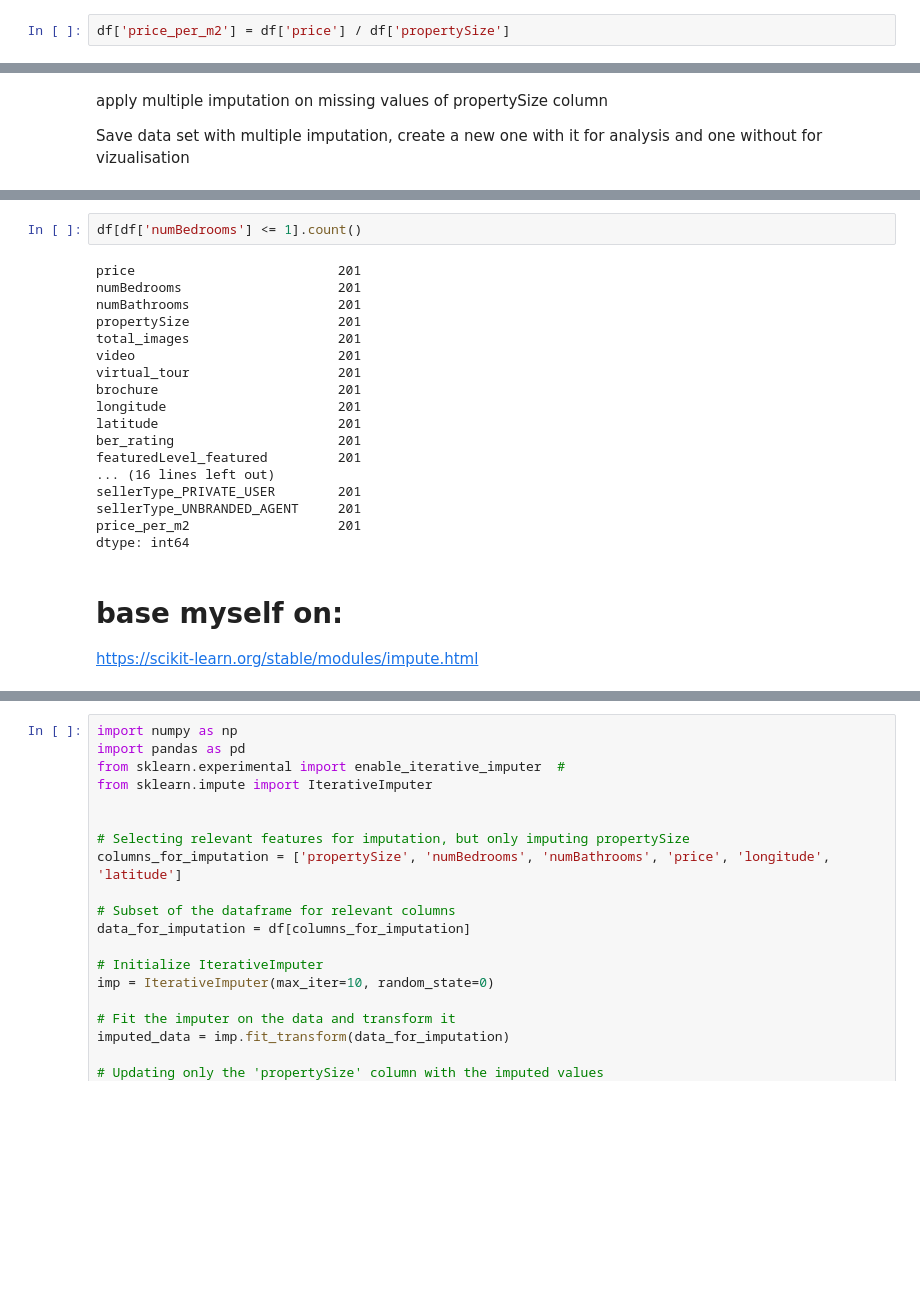
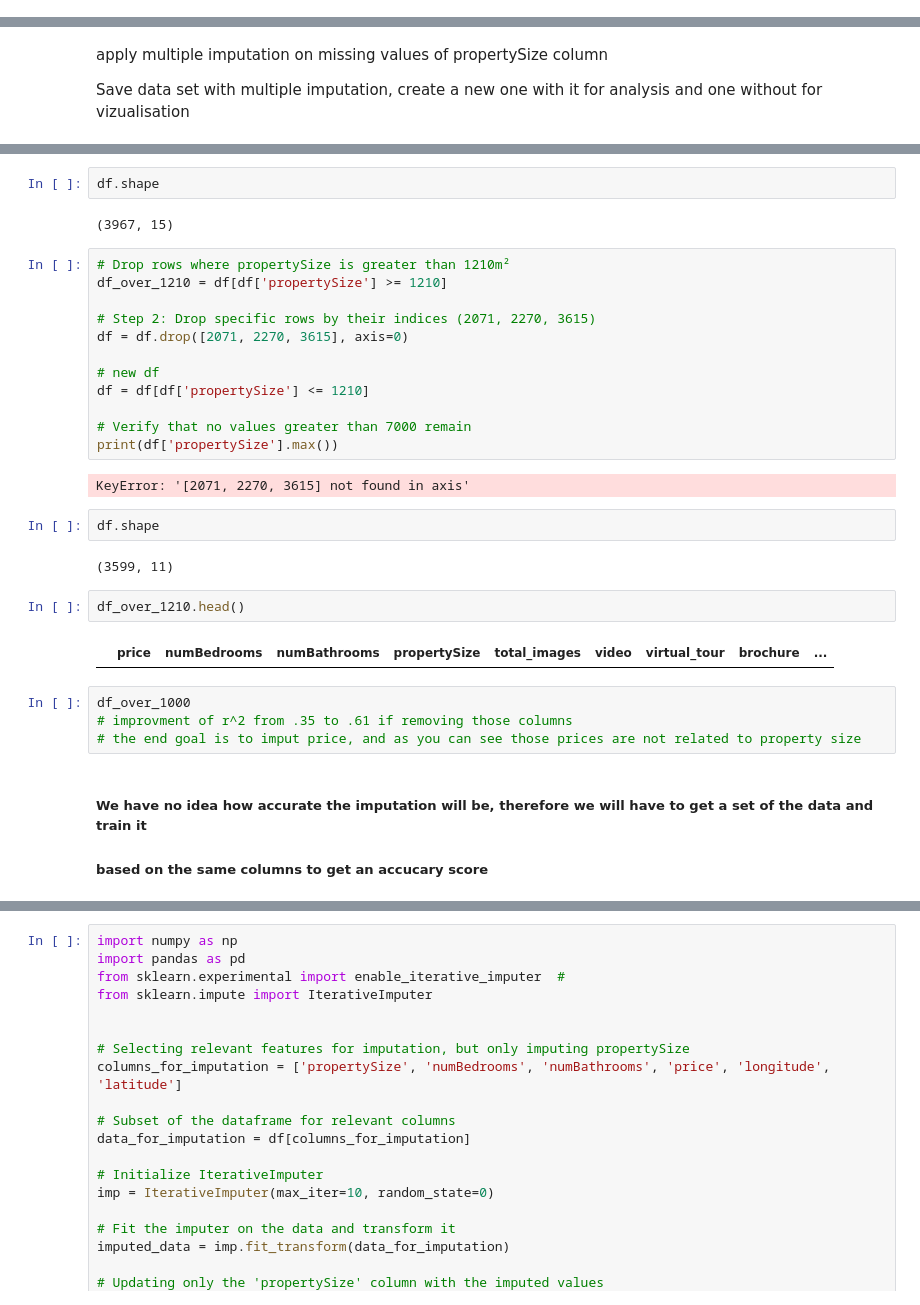
Before and after one commit to fernandes-s/Daft_ie, a Jupyter notebook: daft.ie_eda.ipynb, the cells around one changed output, grey strips where cells are left out. Saved outputs shown, nothing was run; the diff lists cells and outputs as text; blank space fills up the shorter version.

Commit message:
trying to shape stuff

```diff
--- a/daft.ie_eda.ipynb
+++ b/daft.ie_eda.ipynb
@@ -383,2 +385,0 @@ df = df.drop(["featuredLevel", "propertyType", "category", "sellerType"], axis =
-# %%
-df['price_per_m2'] = df['price'] / df['propertySize']
@@ -574,23 +417,33 @@ on property size, there were outliers that were likely to be free land, cleaned
-# %%
-df[df['numBedrooms'] <= 1].count()
-# %% [output]
-price                          201
-numBedrooms                    201
-numBathrooms                   201
-propertySize                   201
-total_images                   201
-video                          201
-virtual_tour                   201
-brochure                       201
-longitude                      201
-latitude                       201
-ber_rating                     201
-featuredLevel_featured         201
-... (16 lines left out)
-sellerType_PRIVATE_USER        201
-sellerType_UNBRANDED_AGENT     201
-price_per_m2                   201
-dtype: int64
-# %% [markdown]
-# base myself on:
-https://scikit-learn.org/stable/modules/impute.html
+# %%
+df.shape
+# %% [output]
+(3967, 15)
+# %%
+# Drop rows where propertySize is greater than 1210m²
+df_over_1210 = df[df['propertySize'] >= 1210]
+
+# Step 2: Drop specific rows by their indices (2071, 2270, 3615)
+df = df.drop([2071, 2270, 3615], axis=0)
+
+# new df
+df = df[df['propertySize'] <= 1210]
+
+# Verify that no values greater than 7000 remain
+print(df['propertySize'].max())
+# %% [output]
+KeyError: '[2071, 2270, 3615] not found in axis'
+# %%
+df.shape
+# %% [output]
+(3599, 11)
+# %%
+df_over_1210.head()
+# %% [output]
+|  | price | numBedrooms | numBathrooms | propertySize | total_images | video | virtual_tour | brochure | ... |
+# %%
+df_over_1000
+# improvment of r^2 from .35 to .61 if removing those columns
+# the end goal is to imput price, and as you can see those prices are not related to property size
+# %% [markdown]
+##### We have no idea how accurate the imputation will be, therefore we will have to get a set of the data and train it
+##### based on the same columns to get an accucary score
```
Also changed, not shown: parts of 53 cells of this notebook.
